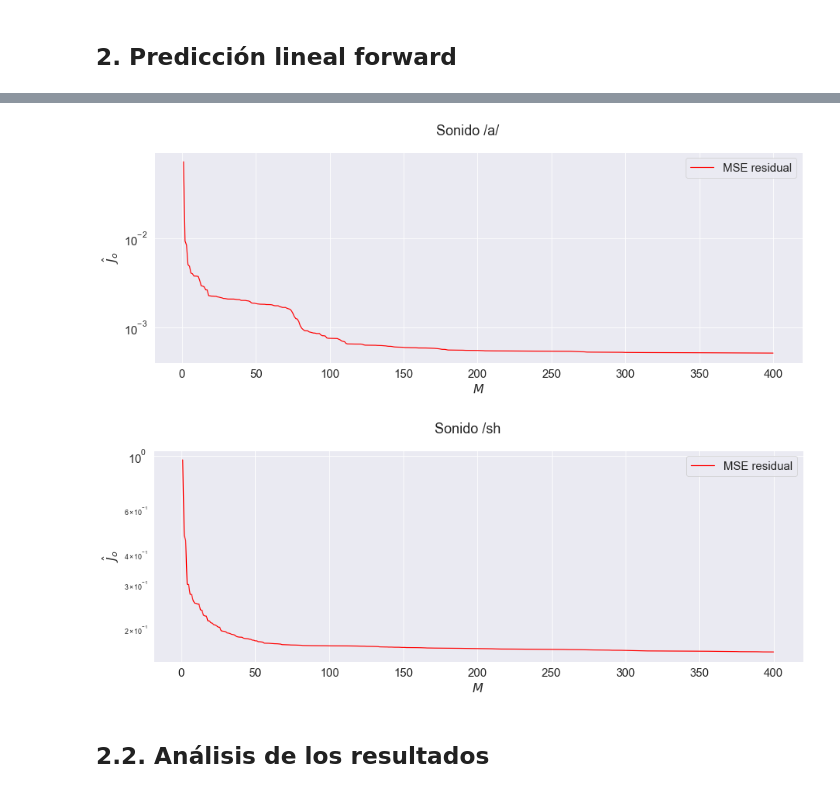
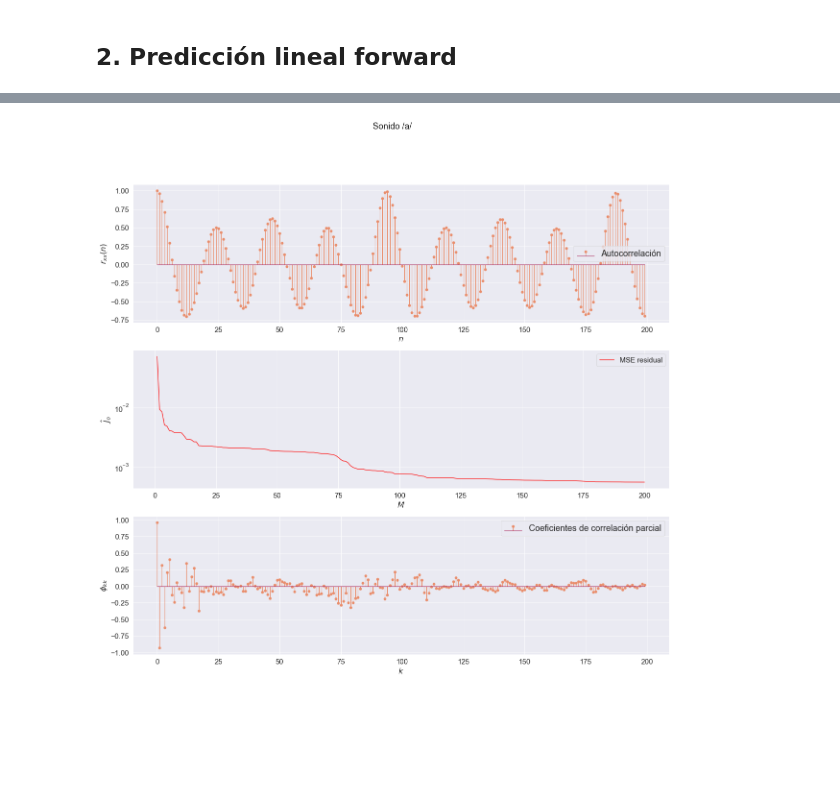
Before and after one commit to asp-image-dsp/asp-tp3, a Jupyter notebook: notebooks/report.ipynb, the cells around one changed output, grey strips where cells are left out. Cells and saved outputs as stored; diff of their text form; code cells hidden in the pictures; blank space fills up the shorter version.

Commit message:
Add analysis of results (exercise 2)

```diff
--- a/notebooks/report.ipynb
+++ b/notebooks/report.ipynb
@@ -178,13 +218,35 @@ def plot_mse_analysis(x, order, title):
     # Compute the coefficients and residuals
     coefficients, residuals = optimum_linear_predictor(x, order)
 
+    # Estimate the autocorrelation function
+    rxx = estimate_correlation(x)
+
+    # Estimate the partial correlation coefficients
+    phikk = estimate_partial_correlation(x, order)
+
     # Plot the results
-    fig, ax = plt.subplots(1, 1, figsize=(15,5))
+    fig, (ax2, ax1, ax3) = plt.subplots(3, 1, figsize=(20, 18))
     fig.suptitle(title, fontsize=18)
-    ax.semilogy(np.linspace(1, len(residuals[1:]), len(residuals[1:])), residuals[1:], color='red', label='MSE residual')
-    ax.tick_params(labelsize=15)
-    ax.set_ylabel('$\hat{J}_o$', fontsize=16)
-    ax.set_xlabel('$M$', fontsize=16)
-    ax.legend(fontsize=15)
-    ax.grid()
+
+    ax1.semilogy(np.linspace(1, len(residuals[1:]), len(residuals[1:])), residuals[1:], color='red', label='MSE residual')
+    ax1.tick_params(labelsize=15)
+    ax1.set_ylabel('$\hat{J}_o$', fontsize=16)
+    ax1.set_xlabel('$M$', fontsize=16)
+    ax1.legend(fontsize=15)
+    ax1.grid()
+
+    ax2.stem(rxx[:order], label='Autocorrelación')
+    ax2.tick_params(labelsize=15)
+    ax2.set_ylabel('$r_{xx}(n)$', fontsize=16)
+    ax2.set_xlabel('$n$', fontsize=16)
+    ax2.legend(fontsize=18)
+    ax2.grid()
+
+    ax3.tick_params(labelsize=15)
+    ax3.stem(phikk, label='Coeficientes de correlación parcial')
+    ax3.set_ylabel('$\phi_{kk}$', fontsize=16)
+    ax3.set_xlabel('$k$', fontsize=16)
+    ax3.legend(fontsize=18)
+    ax3.grid()
+
     plt.show()
@@ -193,10 +361,4 @@ def plot_mse_analysis(x, order, title):
 # %%
-plot_mse_analysis(rec_a_samples, 400, 'Sonido /a/')
+plot_mse_analysis(rec_a_samples, 200, 'Sonido /a/')
 # %% [output]
-[figure, old version]
+[figure, new version]
-# %%
-plot_mse_analysis(rec_sh_samples, 400, 'Sonido /sh')
-# %% [output]
-[figure, removed]
-# %% [markdown]
-## 2.2. Análisis de los resultados
```
Also changed, not shown: parts of 20 cells of this notebook.
